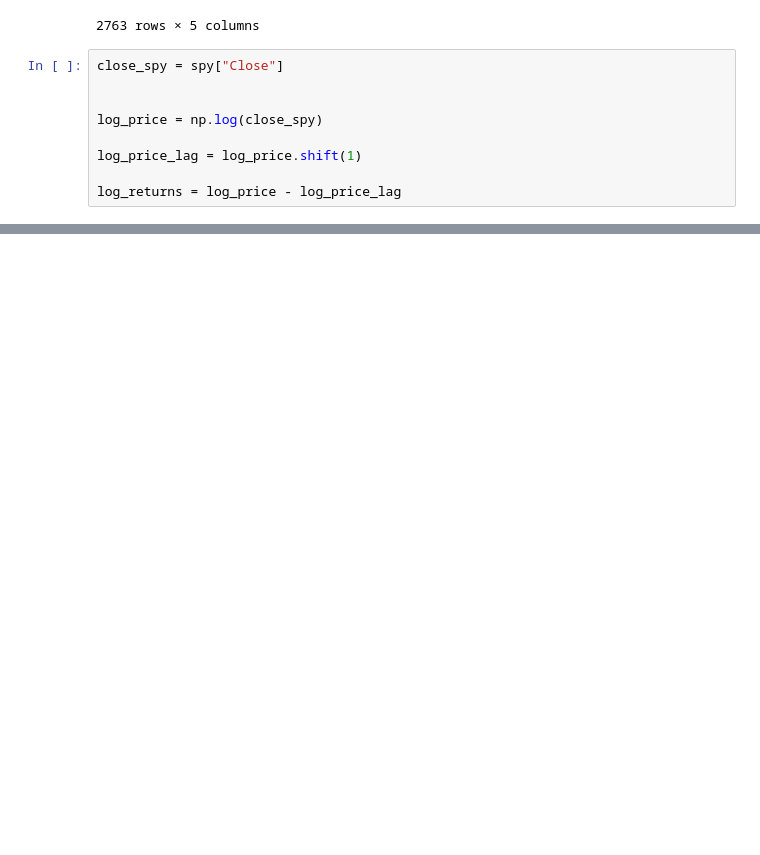
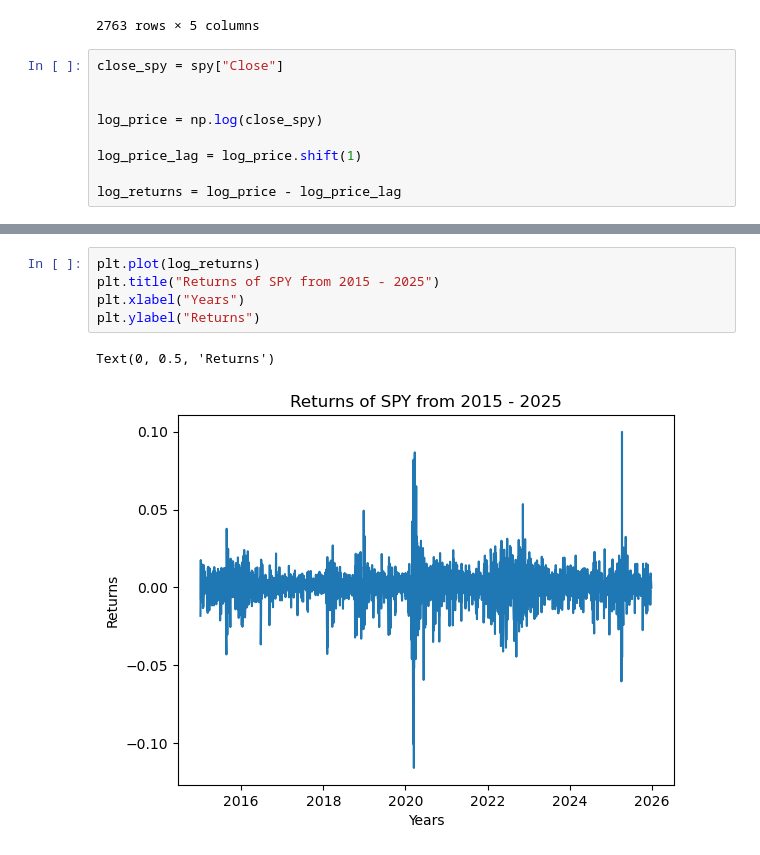
Before and after one commit to viraj-2902/quant-foundations, a Jupyter notebook: notebooks/01_time_series_basics.ipynb, the cells around one changed output, grey strips where cells are left out. Saved outputs shown, nothing was run; the diff lists cells and outputs as text; blank space fills up the shorter version.

```diff
--- a/notebooks/01_time_series_basics.ipynb
+++ b/notebooks/01_time_series_basics.ipynb
@@ -38,0 +47,8 @@ log_returns = log_price - log_price_lag
+# %%
+plt.plot(log_returns)
+plt.title("Returns of SPY from 2015 - 2025")
+plt.xlabel("Years")
+plt.ylabel("Returns")
+# %% [output]
+Text(0, 0.5, 'Returns')
+[figure, added]
```
Also changed, not shown: parts of 2 cells of this notebook.
